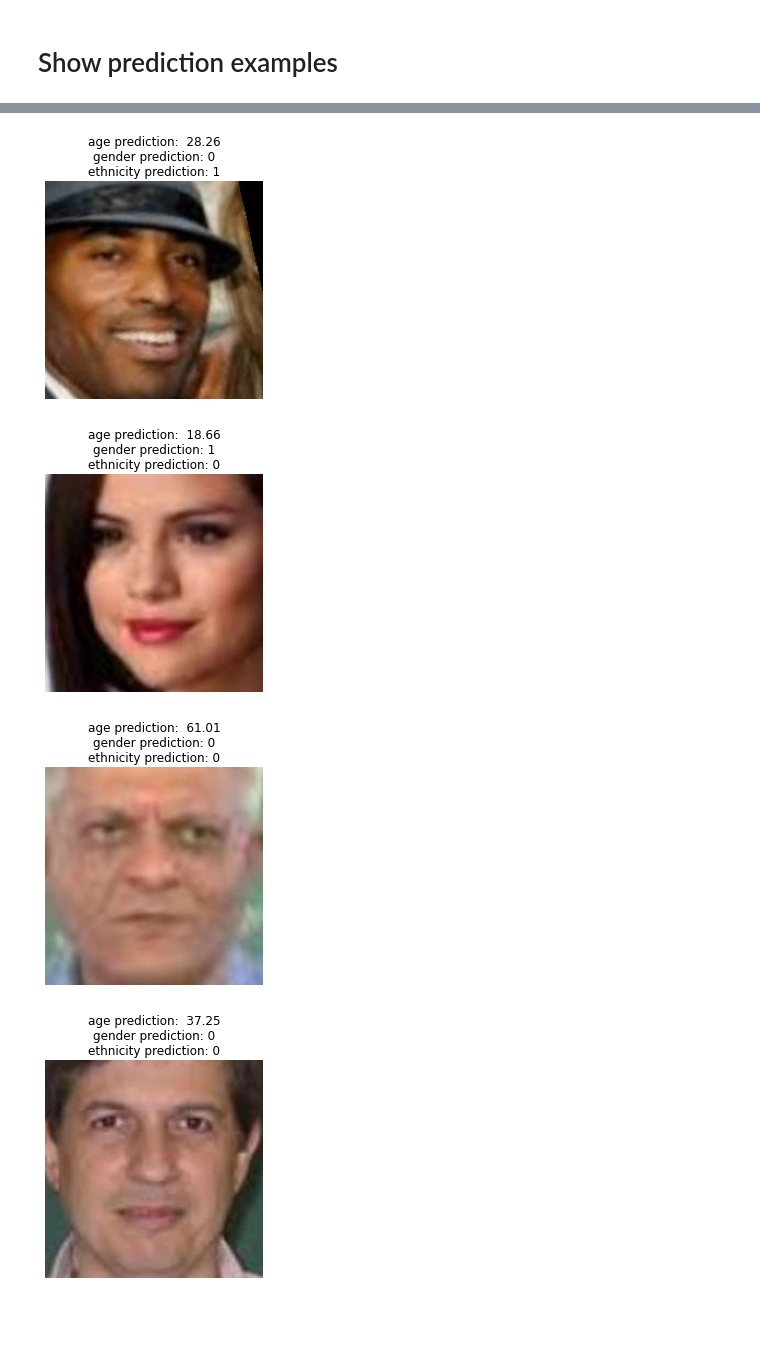
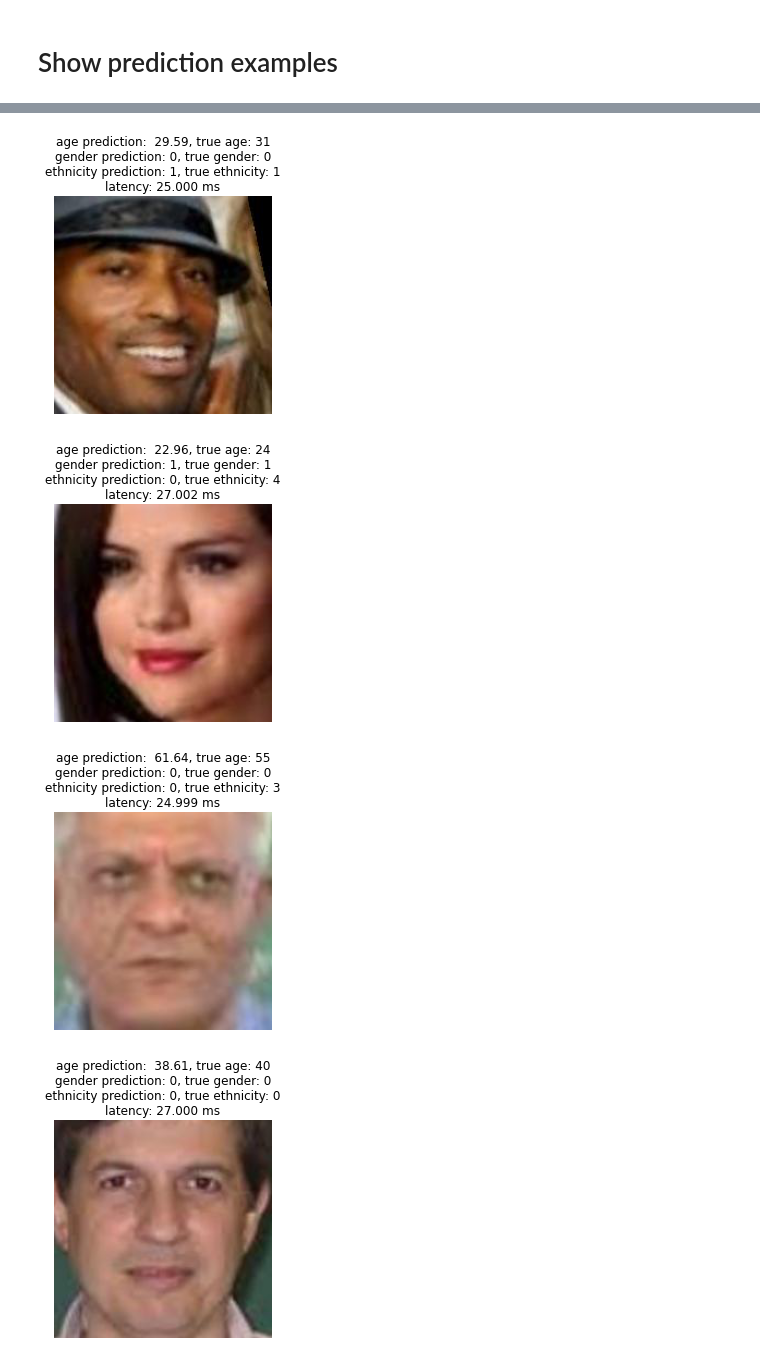
Before and after one commit to jmiano/MTLSys, a Jupyter notebook: Demo_Notebook.ipynb, the cells around one changed output, grey strips where cells are left out. Saved outputs shown, nothing was run; the diff lists cells and outputs as text; code cells hidden in the pictures; blank space fills up the shorter version.

Commit message:
Updated show predictions demo to include latency

```diff
--- a/Demo_Notebook.ipynb
+++ b/Demo_Notebook.ipynb
@@ -38,11 +40,11 @@ val_loader = DataLoader(dataset=val_dataset, batch_size=16, shuffle=False)
 # %%
 model = MTLClassifier()
 model.load_state_dict(torch.load('models/mtl_face_model_v1.pt'))
-model = model.cuda()
+val_loader_batch1 = DataLoader(dataset=val_dataset, batch_size=1, shuffle=False)
 
-show_example_predictions(model, val_loader)
+show_example_predictions(model, val_loader_batch1, use_gpu=False, num_predictions=5)
 # %% [output]
-[figure, old version]
+[figure, new version]
-[figure, old version]
+[figure, new version]
-[figure, old version]
+[figure, new version]
-[figure, old version]
+[figure, new version]
```
Also changed, not shown: parts of 5 cells of this notebook.
